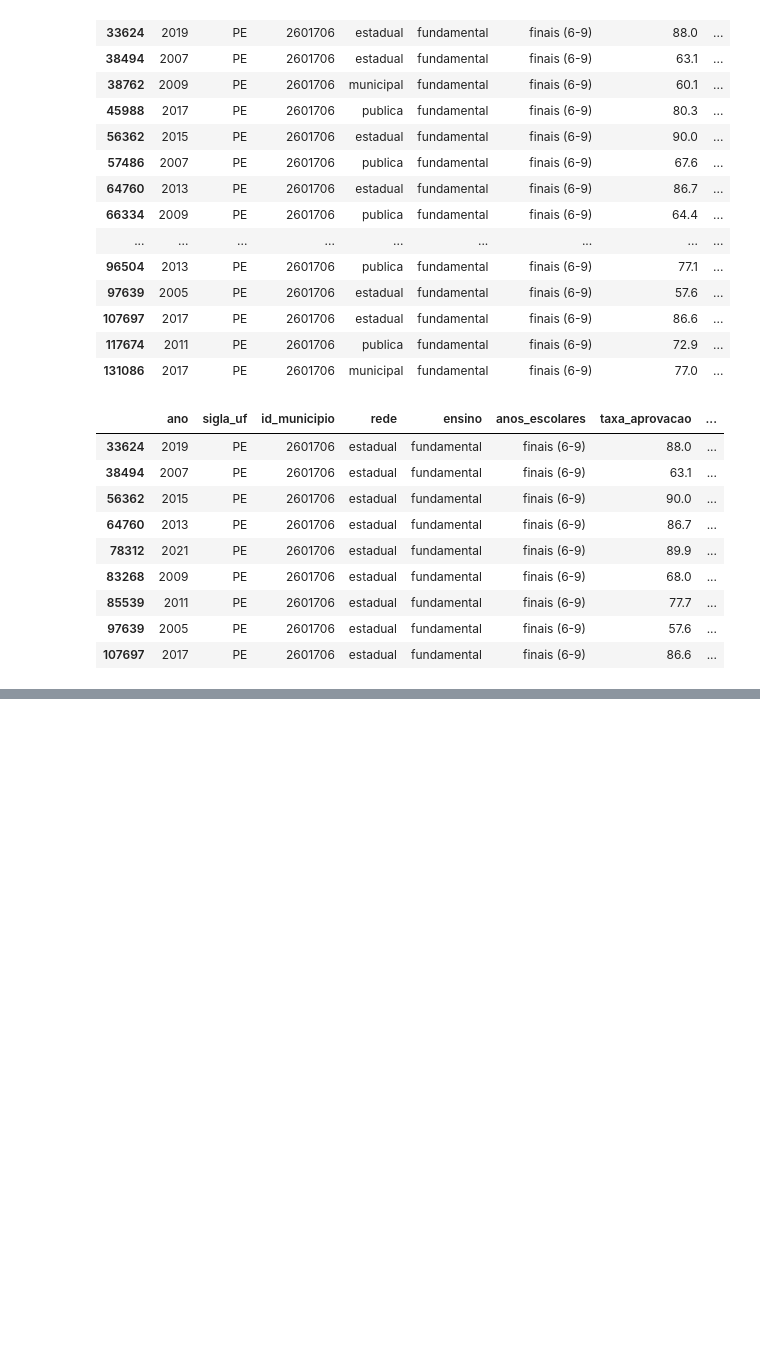
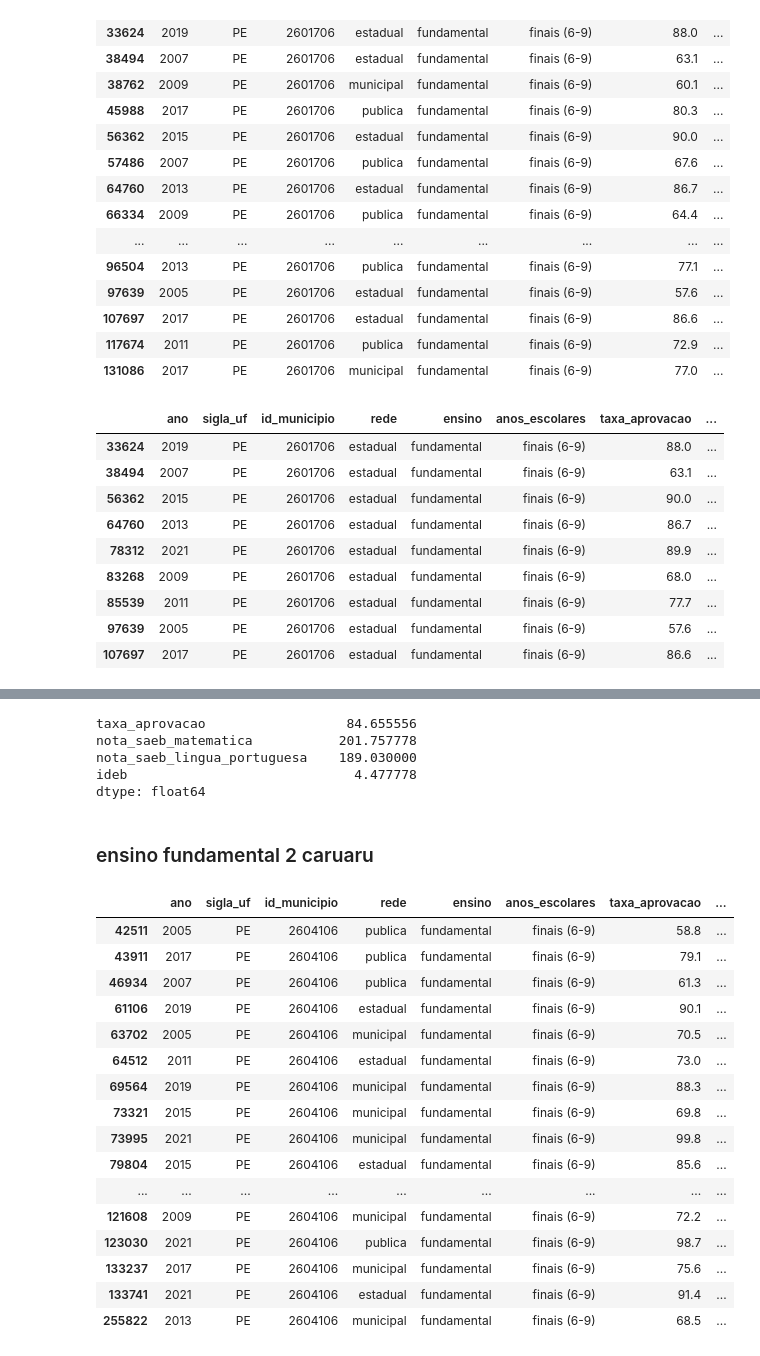
Before and after one commit to claraaqn/IC-Dadis_IDEB, a Jupyter notebook: analise_descritiva.ipynb, the cells around one changed output, grey strips where cells are left out. Saved outputs shown, nothing was run; the diff lists cells and outputs as text; code cells hidden in the pictures; blank space fills up the shorter version.

```diff
--- a/analise_descritiva.ipynb
+++ b/analise_descritiva.ipynb
@@ -184,0 +298,31 @@ data_f2_bj_est[dados_numericos].describe()
+# %%
+data_f1_ca_mun[dados_numericos].mean()
+# %% [output]
+taxa_aprovacao                  84.655556
+nota_saeb_matematica           201.757778
+nota_saeb_lingua_portuguesa    189.030000
+ideb                             4.477778
+dtype: float64
+# %% [markdown]
+### ensino fundamental 2 caruaru
+# %%
+data_f2_ca = data[(data['id_municipio'] == 2604106) & (data['ensino'] == 'fundamental') & (data['anos_escolares'] == 'finais (6-9)')]
+data_f2_ca
+# %% [output]
+|  | ano | sigla_uf | id_municipio | rede | ensino | anos_escolares | taxa_aprovacao | ... |
+| 42511 | 2005 | PE | 2604106 | publica | fundamental | finais (6-9) | 58.8 | ... |
+| 43911 | 2017 | PE | 2604106 | publica | fundamental | finais (6-9) | 79.1 | ... |
+| 46934 | 2007 | PE | 2604106 | publica | fundamental | finais (6-9) | 61.3 | ... |
+| 61106 | 2019 | PE | 2604106 | estadual | fundamental | finais (6-9) | 90.1 | ... |
+| 63702 | 2005 | PE | 2604106 | municipal | fundamental | finais (6-9) | 70.5 | ... |
+| 64512 | 2011 | PE | 2604106 | estadual | fundamental | finais (6-9) | 73.0 | ... |
+| 69564 | 2019 | PE | 2604106 | municipal | fundamental | finais (6-9) | 88.3 | ... |
+| 73321 | 2015 | PE | 2604106 | municipal | fundamental | finais (6-9) | 69.8 | ... |
+| 73995 | 2021 | PE | 2604106 | municipal | fundamental | finais (6-9) | 99.8 | ... |
+| 79804 | 2015 | PE | 2604106 | estadual | fundamental | finais (6-9) | 85.6 | ... |
+| ... | ... | ... | ... | ... | ... | ... | ... | ... |
+| 121608 | 2009 | PE | 2604106 | municipal | fundamental | finais (6-9) | 72.2 | ... |
+| 123030 | 2021 | PE | 2604106 | publica | fundamental | finais (6-9) | 98.7 | ... |
+| 133237 | 2017 | PE | 2604106 | municipal | fundamental | finais (6-9) | 75.6 | ... |
+| 133741 | 2021 | PE | 2604106 | estadual | fundamental | finais (6-9) | 91.4 | ... |
+| 255822 | 2013 | PE | 2604106 | municipal | fundamental | finais (6-9) | 68.5 | ... |
```
Also changed, not shown: parts of 37 cells of this notebook.
